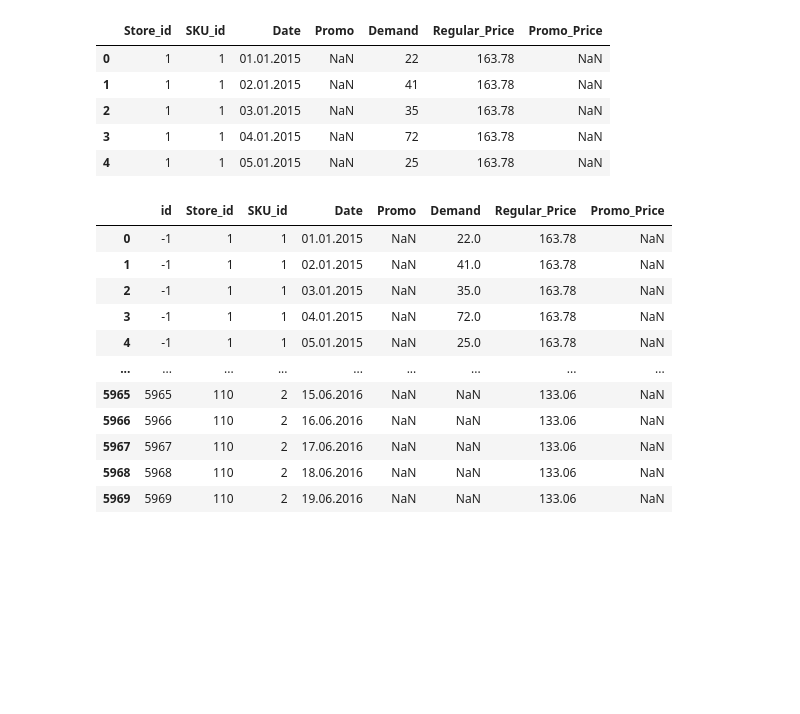
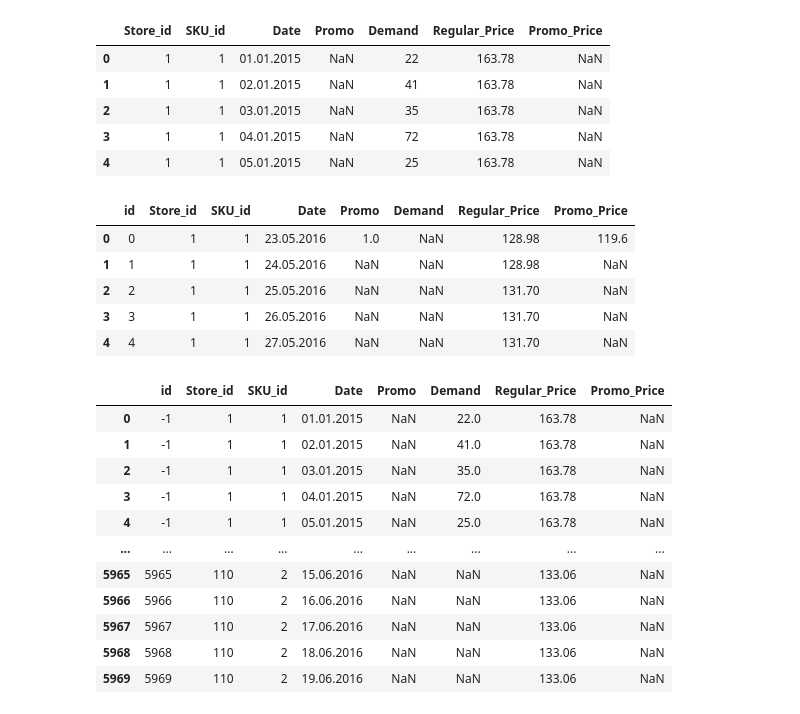
Before and after one commit to Kulikov17/MLDS_ATSF, a Jupyter notebook: hw_3/kulikov_w2022_23_hw3_version_final.ipynb, the cells around one changed output. Drawn from its saved outputs; the diff is of its cells as text; code cells hidden in the pictures; blank space fills up the shorter version.

```diff
--- a/hw_3/kulikov_w2022_23_hw3_version_final.ipynb
+++ b/hw_3/kulikov_w2022_23_hw3_version_final.ipynb
@@ -30,6 +30,15 @@ ts_retail.head()
 | 4 | 1 | 1 | 05.01.2015 | NaN | 25 | 163.78 | NaN |
 # %%
 ts_retail_test = pd.read_csv('./test_kaggle.csv', sep=',')
+
+ts_retail_test.head()
+# %% [output]
+|  | id | Store_id | SKU_id | Date | Promo | Demand | Regular_Price | Promo_Price |
+| 0 | 0 | 1 | 1 | 23.05.2016 | 1.0 | NaN | 128.98 | 119.6 |
+| 1 | 1 | 1 | 1 | 24.05.2016 | NaN | NaN | 128.98 | NaN |
+| 2 | 2 | 1 | 1 | 25.05.2016 | NaN | NaN | 131.70 | NaN |
+| 3 | 3 | 1 | 1 | 26.05.2016 | NaN | NaN | 131.70 | NaN |
+| 4 | 4 | 1 | 1 | 27.05.2016 | NaN | NaN | 131.70 | NaN |
 # %%
 # добавим заглушечный столбец
 ts_retail.insert(0, 'id', -1)
```
Also changed, not shown: parts of 23 cells of this notebook.
